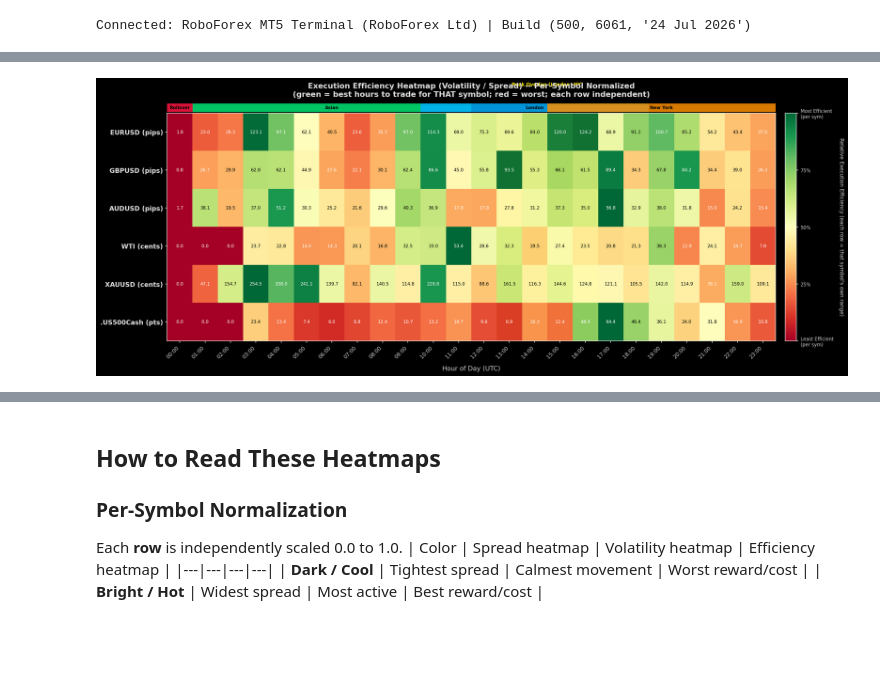
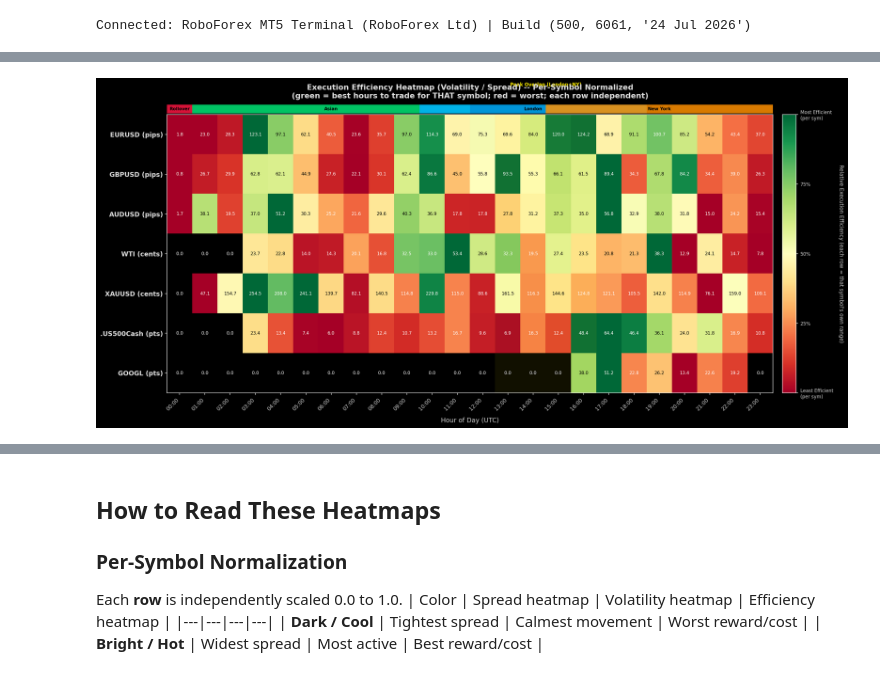
Before and after one commit to ArtemVeremienko/mt5kit, a Jupyter notebook: session_liquidity_volatility_heatmap.ipynb, the cells around one changed output, grey strips where cells are left out. Drawn from its saved outputs; the diff is of its cells as text; code cells hidden in the pictures; blank space fills up the shorter version.

Commit message:
normilize values with percentile

```diff
--- a/session_liquidity_volatility_heatmap.ipynb
+++ b/session_liquidity_volatility_heatmap.ipynb
@@ -127,13 +123,36 @@ XAUUSD 0.01 2
+# %%
+symbols_to_analyze = ['EURUSD', 'GBPUSD','AUDUSD', 'WTI', 'XAUUSD', '.US500Cash', 'GOOGL']
 # %%
-def row_normalize(data):
-    '''Scale each row (symbol) independently: min=0, max=1.'''
-    normed = np.zeros_like(data, dtype=float)
-    for i in range(data.shape[0]):
-        lo, hi = data[i].min(), data[i].max()
-        if hi > lo:
-            normed[i] = (data[i] - lo) / (hi - lo)
-        else:
-            normed[i] = 0.5
+def normalize_fx_heatmap_vectorized(data, rollover_indices=None, lower_pct=5, upper_pct=95):
+    '''
+    Vectorized normalization of FX metrics per row while handling zeros, NaNs,
+    and rollover hours. Returns np.nan for inactive or ignored cells.
+    '''
+    # 1. Cast to float and mask explicit rollover hours + 0 values with NaN
+    data_clean = data.astype(float, copy=True)
+
+    if rollover_indices is not None:
+        data_clean[:, rollover_indices] = np.nan
+
+    data_clean[data_clean == 0] = np.nan
+
+    # 2. Compute 2D row-wise percentiles (axis=1) ignoring NaNs
+    # keepdims=True retains shape (N, 1) for seamless broadcasting
+    lo = np.nanpercentile(data_clean, lower_pct, axis=1, keepdims=True)
+    hi = np.nanpercentile(data_clean, upper_pct, axis=1, keepdims=True)
+
+    # 3. Clip data within percentiles to suppress rollover spikes
+    clipped = np.clip(data_clean, lo, hi)
+
+    # 4. Safe denominator calculation to avoid division by zero (where hi == lo)
+    denom = np.where(hi > lo, hi - lo, 1.0)
+
+    # 5. Min-Max normalization
+    normed = (clipped - lo) / denom
+
+    # 6. Edge case: If all valid elements in a row are identical (hi == lo), set non-NaNs to 0.5
+    normed = np.where((hi == lo) & ~np.isnan(data_clean), 0.5, normed)
+
     return normed
 
 SESSION_BANDS = [
@@ -242,7 +284,7 @@ def plot_efficiency_heatmap(df_sp, df_v):
     eff_raw = (df_v / sp_safe).fillna(0)
 
     raw  = eff_raw.T.values
-    norm = row_normalize(raw)
+    norm = normalize_fx_heatmap_vectorized(raw)
     syms = list(eff_raw.columns)
     n    = len(syms)
 
@@ -261,34 +303,34 @@ def plot_efficiency_heatmap(df_sp, df_v):
     ax.set_yticks(range(n))
     ax.set_yticklabels(syms, fontsize=11, fontweight="bold", color="#E0E0E0")
 
     for i in range(n):
         for j in range(24):
             val = raw[i, j]
             txt = f"{val:.1f}" if val < 1000 else f"{val/1000:.1f}k"
             tc  = "black" if 0.3 < norm[i, j] < 0.75 else "white"
             ax.text(j, i, txt, ha="center", va="center", color=tc, fontsize=7.5)
 
     ax.set_title(
         "Execution Efficiency Heatmap (Volatility / Spread) -- Per-Symbol Normalized\n"
         "(green = best hours to trade for THAT symbol; red = worst; each row independent)",
         fontsize=13, pad=28, fontweight="bold", color="#E0E0E0")
     ax.set_xlabel("Hour of Day (UTC)", fontsize=11, labelpad=10, color="#CCCCCC")
 
     add_session_bands(ax)
 
     # Highlight London/NY overlap zone
     ax.axvspan(12.5, 16.5, color="#FFEA00", alpha=0.07, zorder=0)
     ax.text(14.5, -1.25, "Peak Overlap (London+NY)",
             ha="center", va="center", color="#FFEA00",
             fontsize=8, fontweight="bold", clip_on=False)
 
     plt.tight_layout()
     plt.show()
     return eff_raw
 
 df_eff = plot_efficiency_heatmap(df_spread, df_vol)
 # %% [output]
-[figure, old version]
+[figure, new version]
 # %%
 def summary_table():
     rows = []
```
Also changed, not shown: parts of 4 cells of this notebook.
